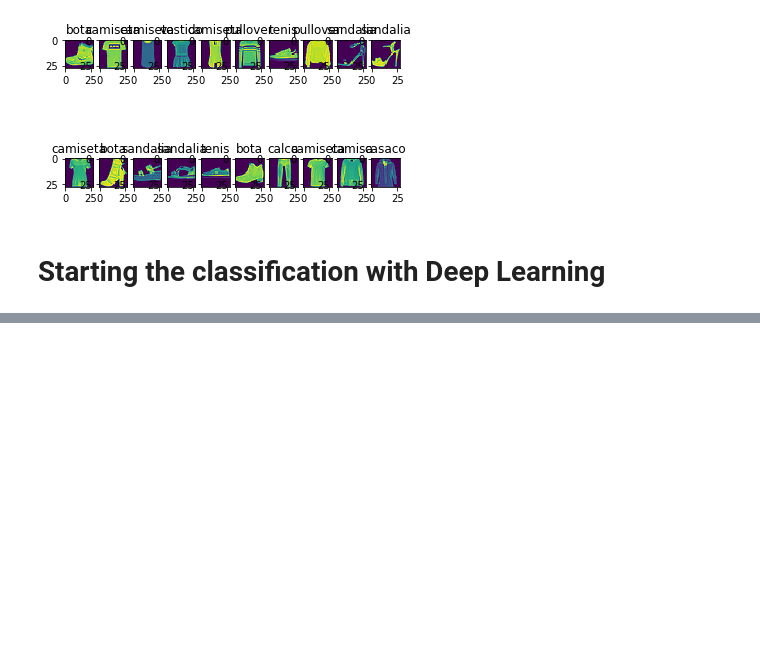
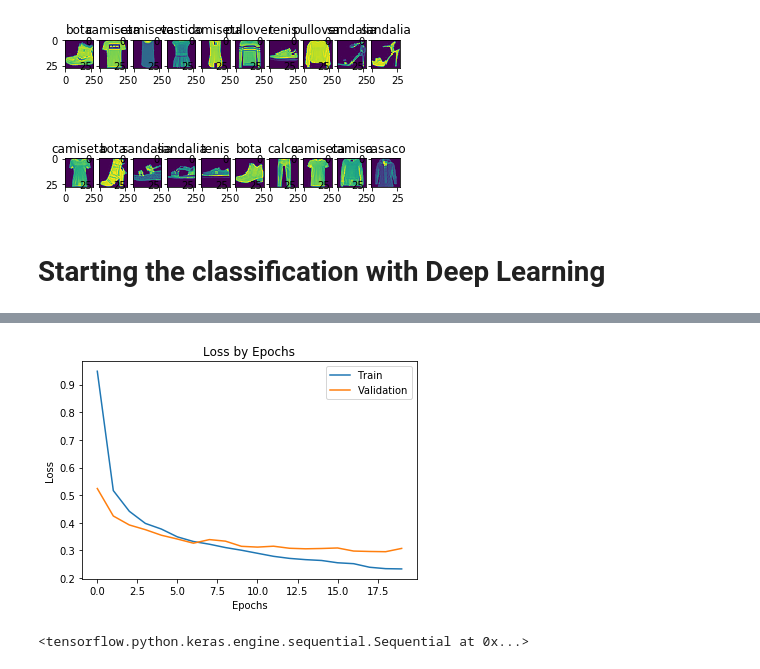
Before and after one commit to lucasrcsantana/training-ml, a Jupyter notebook: Deep Learning part 1 - Intro with Keras.ipynb, the cells around one changed output, grey strips where cells are left out. Saved outputs shown, nothing was run; the diff lists cells and outputs as text; code cells hidden in the pictures; blank space fills up the shorter version.

```diff
--- a/Deep Learning part 1 - Intro with Keras.ipynb
+++ b/Deep Learning part 1 - Intro with Keras.ipynb
@@ -123,0 +141,10 @@ array([[3.1072246e-05, 1.7426252e-06, 2.3085691e-05, ..., 7.4113935e-02,
+# %%
+plt.plot(loss)
+plt.plot(val_loss)
+plt.title('Loss by Epochs')
+plt.xlabel('Epochs')
+plt.ylabel('Loss')
+plt.legend(['Train', 'Validation'])
+plt.show()
+# %% [output]
+[figure, added]
@@ -123,0 +158,4 @@ array([[3.1072246e-05, 1.7426252e-06, 2.3085691e-05, ..., 7.4113935e-02,
+# %%
+model_loaded
+# %% [output]
+<tensorflow.python.keras.engine.sequential.Sequential at 0x...>
```
Also changed, not shown: parts of 11 cells of this notebook, 2 other files.
